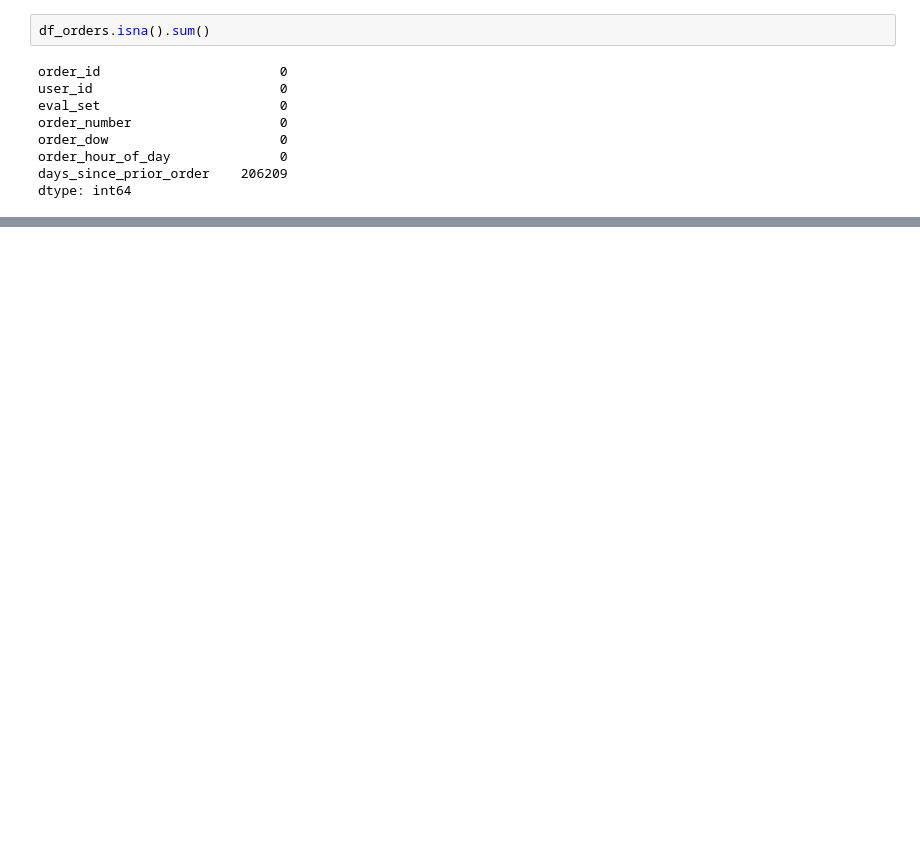
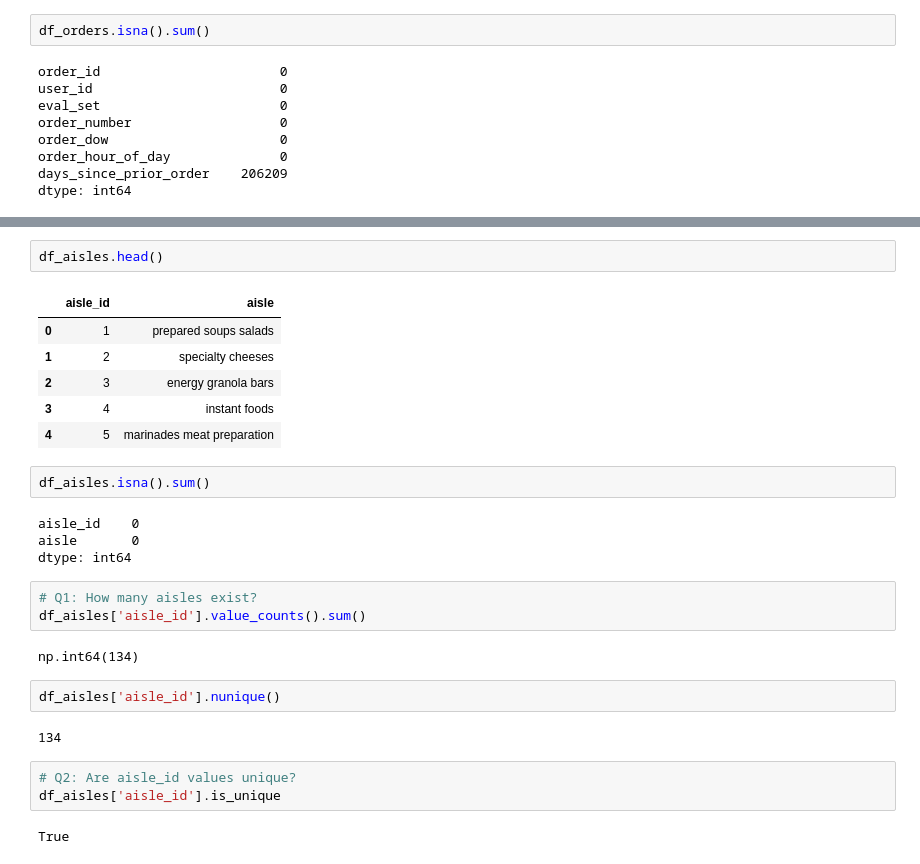
Before and after one commit to avetisyanna/python-analytics-portfolio, a Jupyter notebook: notebooks/05_pandas.ipynb, the cells around one changed output, grey strips where cells are left out. Saved outputs shown, nothing was run; the diff lists cells and outputs as text; blank space fills up the shorter version.

```diff
--- a/notebooks/05_pandas.ipynb
+++ b/notebooks/05_pandas.ipynb
@@ -193,0 +415,29 @@ NameError: name 'df_orders' is not defined
+# %%
+df_aisles.head()
+# %% [output]
+|  | aisle_id | aisle |
+| 0 | 1 | prepared soups salads |
+| 1 | 2 | specialty cheeses |
+| 2 | 3 | energy granola bars |
+| 3 | 4 | instant foods |
+| 4 | 5 | marinades meat preparation |
+# %%
+df_aisles.isna().sum()
+# %% [output]
+aisle_id    0
+aisle       0
+dtype: int64
+# %%
+# Q1: How many aisles exist?
+df_aisles['aisle_id'].value_counts().sum()
+# %% [output]
+np.int64(134)
+# %%
+df_aisles['aisle_id'].nunique()
+# %% [output]
+134
+# %%
+# Q2: Are aisle_id values unique?
+df_aisles['aisle_id'].is_unique
+# %% [output]
+True
```
Also changed, not shown: parts of 68 cells of this notebook.
